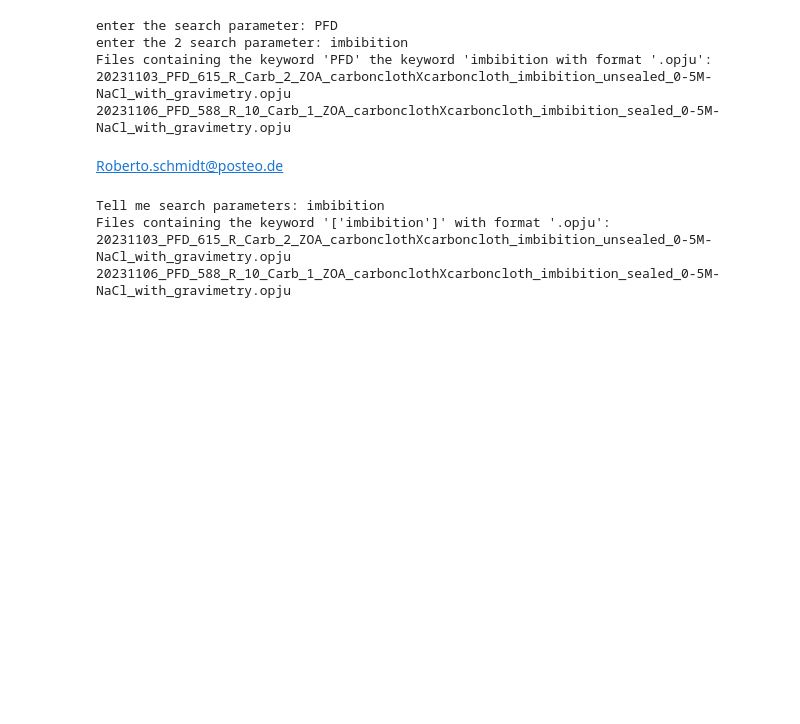
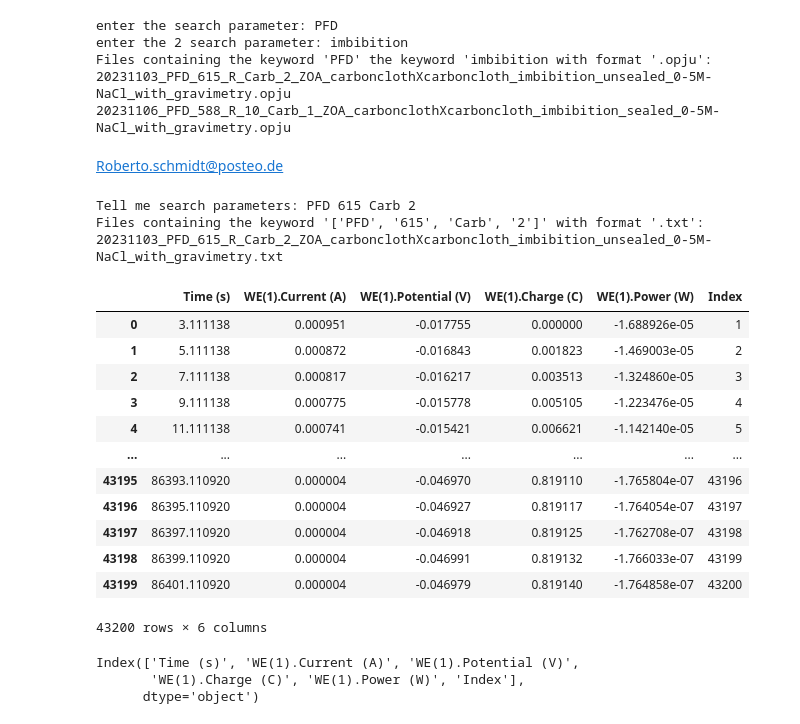
Before and after one commit to MariiaLiseanskaia/ReDi_project, a Jupyter notebook: ReDi project/main.ipynb, the cells around one changed output. Drawn from its saved outputs; the diff is of its cells as text; code cells hidden in the pictures; blank space fills up the shorter version.

```diff
--- a/ReDi project/main.ipynb
+++ b/ReDi project/main.ipynb
@@ -35,10 +35,13 @@ Files containing the keyword 'PFD' the keyword 'imbibition with format '.opju':
 Roberto.schmidt@posteo.de
 # %%
 import os
+import pandas as pd
 
 def search_files_by_keyword(directory, keywords, file_format):
     # Get the list of files in the specified directory
     file_names = os.listdir(directory)
+
+
     # Search for the keyword in each file name
     matching_files = [file
                       for file in file_names
@@ -50,7 +53,7 @@ def search_files_by_keyword(directory, keywords, file_format):
 # Example usage
 directory_path = '/mnt/d/testdata'
 search_keyword = input('Tell me search parameters:').split(' ')
-desired_format = '.opju'  # Specify the desired file format, e.g., '.txt', '.pdf', '.jpg'
+desired_format = '.txt'  # Specify the desired file format, e.g., '.txt', '.pdf', '.jpg'
 
 matching_files = search_files_by_keyword(directory_path, search_keyword, desired_format)
 
@@ -58,10 +61,33 @@ if matching_files:
     print(f"Files containing the keyword '{search_keyword}' with format '{desired_format}':")
     for file in matching_files:
         print(file)
+
 else:
     print(f"No files found with the keyword '{search_keyword}' and format '{desired_format}'.")
 # %% [output]
-Tell me search parameters: imbibition
-Files containing the keyword '['imbibition']' with format '.opju':
-20231103_PFD_615_R_Carb_2_ZOA_carbonclothXcarboncloth_imbibition_unsealed_0-5M-NaCl_with_gravimetry.opju
-20231106_PFD_588_R_10_Carb_1_ZOA_carbonclothXcarboncloth_imbibition_sealed_0-5M-NaCl_with_gravimetry.opju
+Tell me search parameters: PFD 615 Carb 2
+Files containing the keyword '['PFD', '615', 'Carb', '2']' with format '.txt':
+20231103_PFD_615_R_Carb_2_ZOA_carbonclothXcarboncloth_imbibition_unsealed_0-5M-NaCl_with_gravimetry.txt
+# %%
+dataset = pd.read_csv(f'/mnt/d/testdata/{file}', delimiter = '\t')
+dataset
+# %% [output]
+|  | Time (s) | WE(1).Current (A) | WE(1).Potential (V) | WE(1).Charge (C) | WE(1).Power (W) | Index |
+| 0 | 3.111138 | 0.000951 | -0.017755 | 0.000000 | -1.688926e-05 | 1 |
+| 1 | 5.111138 | 0.000872 | -0.016843 | 0.001823 | -1.469003e-05 | 2 |
+| 2 | 7.111138 | 0.000817 | -0.016217 | 0.003513 | -1.324860e-05 | 3 |
+| 3 | 9.111138 | 0.000775 | -0.015778 | 0.005105 | -1.223476e-05 | 4 |
+| 4 | 11.111138 | 0.000741 | -0.015421 | 0.006621 | -1.142140e-05 | 5 |
+| ... | ... | ... | ... | ... | ... | ... |
+| 43195 | 86393.110920 | 0.000004 | -0.046970 | 0.819110 | -1.765804e-07 | 43196 |
+| 43196 | 86395.110920 | 0.000004 | -0.046927 | 0.819117 | -1.764054e-07 | 43197 |
+| 43197 | 86397.110920 | 0.000004 | -0.046918 | 0.819125 | -1.762708e-07 | 43198 |
+| 43198 | 86399.110920 | 0.000004 | -0.046991 | 0.819132 | -1.766033e-07 | 43199 |
+| 43199 | 86401.110920 | 0.000004 | -0.046979 | 0.819140 | -1.764858e-07 | 43200 |
+43200 rows × 6 columns
+# %%
+dataset.columns
+# %% [output]
+Index(['Time (s)', 'WE(1).Current (A)', 'WE(1).Potential (V)',
+       'WE(1).Charge (C)', 'WE(1).Power (W)', 'Index'],
+      dtype='object')
```
Also changed, not shown: parts of 2 cells of this notebook, 1 other file.
